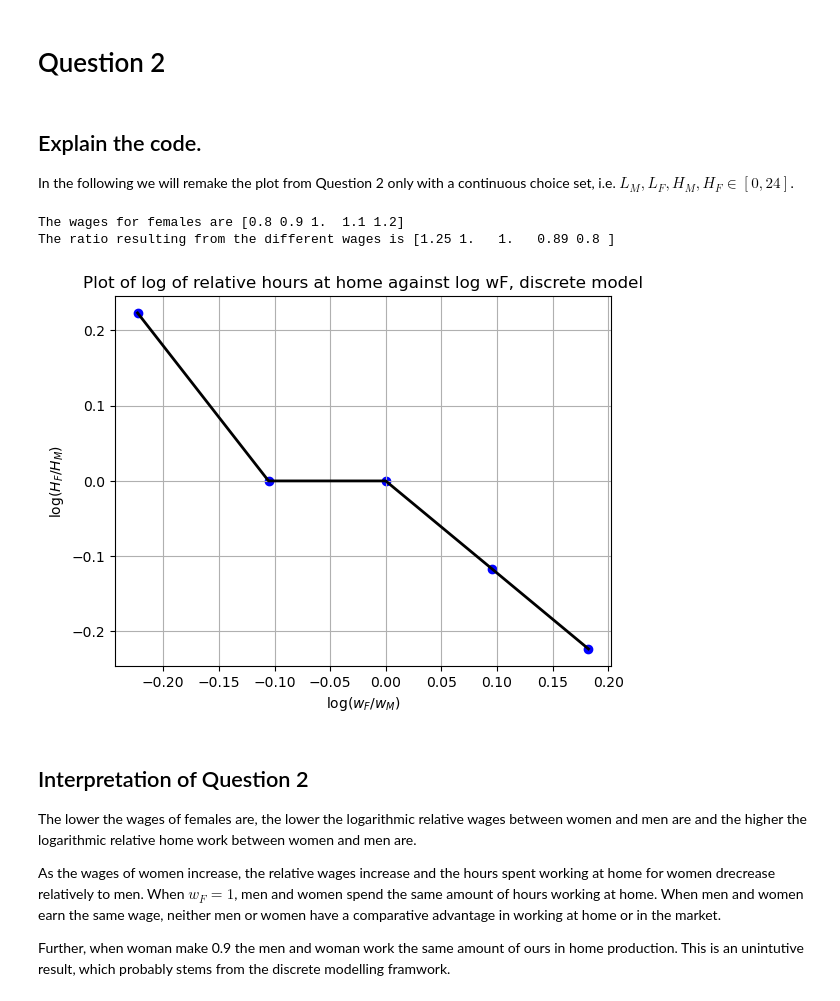
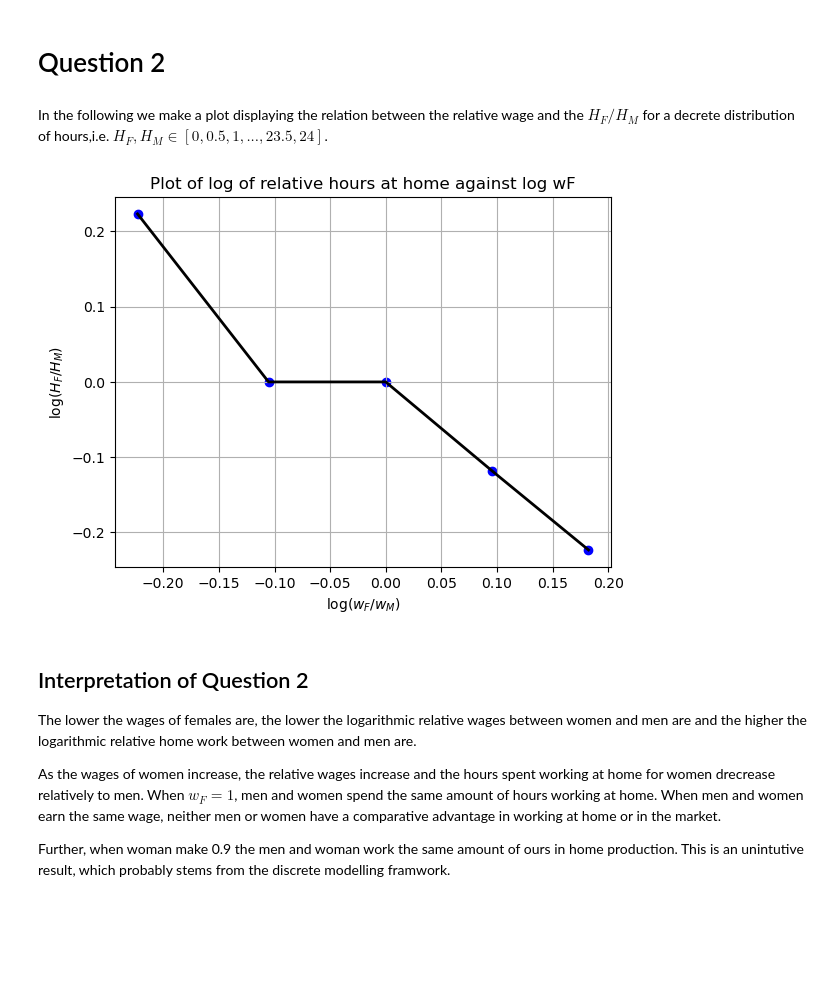
Before and after one commit to NumEconCopenhagen/projects-2023-agnete_louise_mathilde, a Jupyter notebook: inauguralproject/inauguralproject.ipynb, the cells around one changed output. Drawn from its saved outputs; the diff is of its cells as text; code cells hidden in the pictures; blank space fills up the shorter version.

```diff
--- a/inauguralproject/inauguralproject.ipynb
+++ b/inauguralproject/inauguralproject.ipynb
@@ -71,56 +64,14 @@ In the case where $\alpha $ > 0.5, women will take on a relatively larger part o
 The elasticity of substitution, $\sigma$, does not affect the ratio of house work of women to house work of men when, so long as the return on women's and men's home work is the same, i.e. $\alpha$ = 0.5.
 # %% [markdown]
 # Question 2
-# %% [markdown]
-## Explain the code.
-
-In the following we will remake the plot from Question 2 only with a continuous choice set, i.e. $L_M, L_F, H_M, H_F \in [0,24]$.
-# %%
-# 1. Create an instance of the HouseholdSpecializationModelClass
-model_2 = HouseholdSpecializationModelClass()
-# unpack the parameters
-par = model_2.par
-par.alpha = 0.5
-par.sigma = 1.0
-
-# 2. Define the vector of wage rates
-wf = model_2.par.wF_vec
-print(f"The wages for females are {wf}")
-
-# 3. Create an empty array to store the optimal labor supply
-final_ratio= np.zeros_like(wf)
-
-# 4. Loop over the wage rates and find the optimal labor supply
-for i, wage in enumerate(wf):
-    model_2.par.wF = wage
-    opt = model_2.solve_discrete()
-    ratio = opt.HF/opt.HM
-    final_ratio[i]=ratio
-    #format final_ratio to 2 decimals
-    final_ratio = np.round(final_ratio, 2)
-
-# 5. Print or plot the results
-print(f"The ratio resulting from the different wages is {final_ratio}")
-
-# 6. create figure
-fig = plt.figure()
-
-# 7. create plot
-ax = fig.add_subplot(1, 1, 1)
-ax.plot(np.log(wf), np.log(final_ratio), color='black', lw=2)
-ax.scatter(np.log(wf), np.log(final_ratio), color='blue')
-
-# 8. alterations to figure
-ax.grid(True)
-plt.xlabel('$\log(w_F / w_M)$')
-plt.ylabel('$\log(H_F/H_M)$')
-ax.set_title("Plot of log of relative hours at home against log wF, discrete model")
-
-plt.show()
-# %% [output]
-The wages for females are [0.8 0.9 1.  1.1 1.2]
-The ratio resulting from the different wages is [1.25 1.   1.   0.89 0.8 ]
-[figure, removed]
+# %% [markdown]
+In the following we make a plot displaying the relation between the relative wage and the $H_F/H_M$ for a decrete distribution of hours,i.e. $H_F, H_M \in [0 ,0.5 ,1 ,...,23.5 ,24]$.
+# %%
+model.par.alpha = 0.5
+model.par.sigma = 1
+model.solution_wF_vec(discrete=True, do_plot=True, do_print=True)
+# %% [output]
+[figure, added]
 # %% [markdown]
 ## Interpretation of Question 2
 
```
Also changed, not shown: parts of 23 cells of this notebook, 2 other files.
